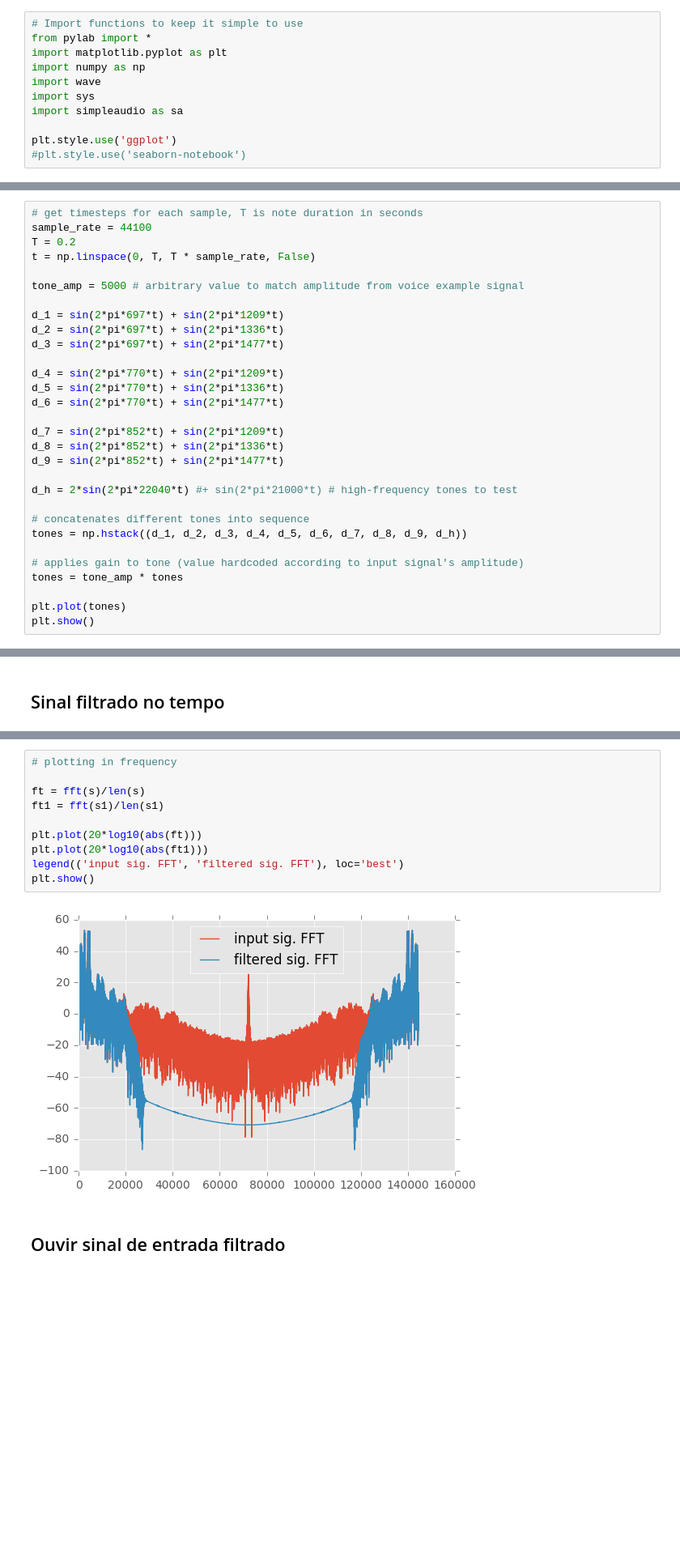
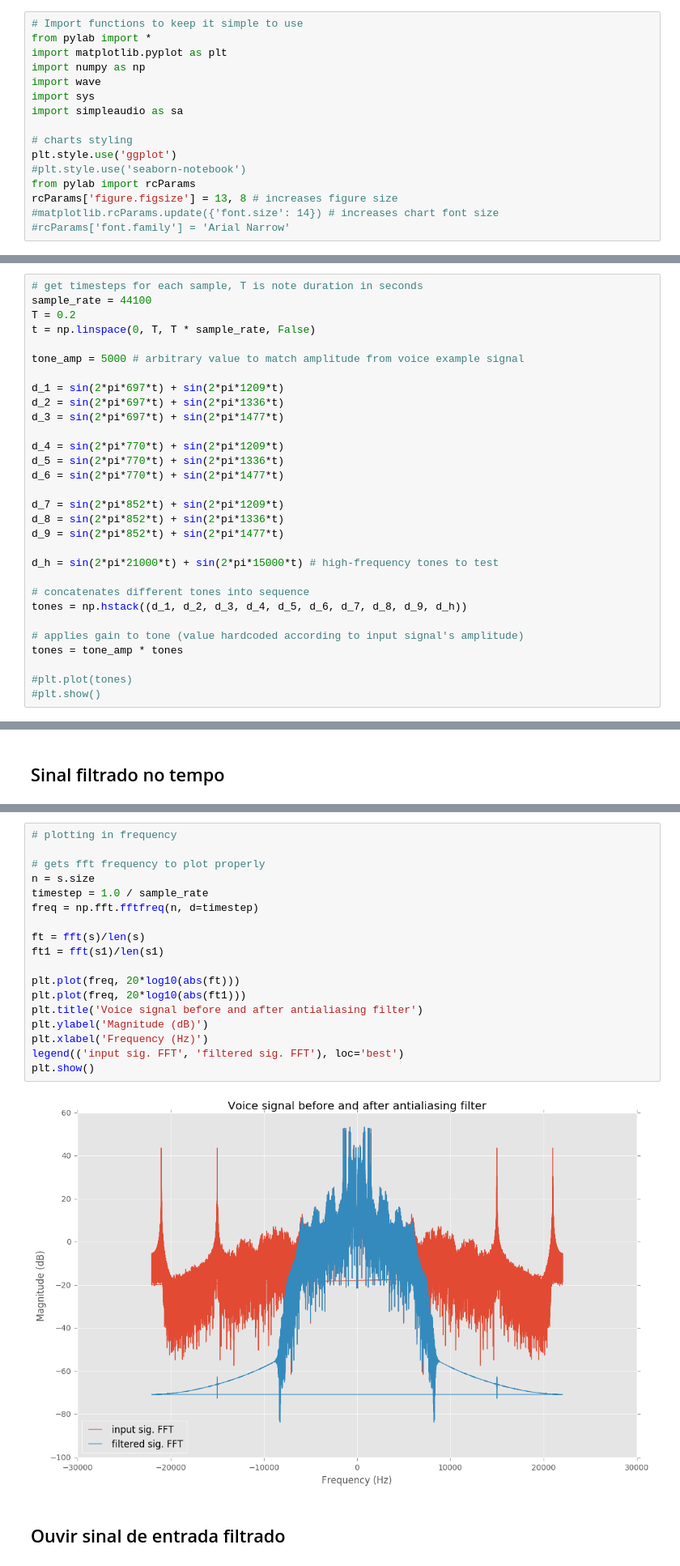
Before and after one commit to lpillmann/ufsc-dsp, a Jupyter notebook: homework/homework-filter-design-with-audio.ipynb, the cells around one changed output, grey strips where cells are left out. Shown at 81% size. Cells and saved outputs as stored; diff of their text form; blank space fills up the shorter version.

Commit message:
fixed fft freq axes

```diff
--- a/homework/homework-filter-design-with-audio.ipynb
+++ b/homework/homework-filter-design-with-audio.ipynb
@@ -12,8 +12,13 @@ import wave
 import sys
 import simpleaudio as sa
 
+# charts styling
 plt.style.use('ggplot')
 #plt.style.use('seaborn-notebook')
+from pylab import rcParams
+rcParams['figure.figsize'] = 13, 8 # increases figure size
+#matplotlib.rcParams.update({'font.size': 14}) # increases chart font size
+#rcParams['font.family'] = 'Arial Narrow'
 # %%
 #plt.style.available
 # %% [markdown]
@@ -102,7 +128,7 @@ d_7 = sin(2*pi*852*t) + sin(2*pi*1209*t)
 d_8 = sin(2*pi*852*t) + sin(2*pi*1336*t)
 d_9 = sin(2*pi*852*t) + sin(2*pi*1477*t)
 
-d_h = 2*sin(2*pi*22040*t) #+ sin(2*pi*21000*t) # high-frequency tones to test
+d_h = sin(2*pi*21000*t) + sin(2*pi*15000*t) # high-frequency tones to test
 
 # concatenates different tones into sequence
 tones = np.hstack((d_1, d_2, d_3, d_4, d_5, d_6, d_7, d_8, d_9, d_h))
@@ -110,5 +136,5 @@ tones = np.hstack((d_1, d_2, d_3, d_4, d_5, d_6, d_7, d_8, d_9, d_h))
 # applies gain to tone (value hardcoded according to input signal's amplitude)
 tones = tone_amp * tones
 
-plt.plot(tones)
-plt.show()
+#plt.plot(tones)
+#plt.show()
@@ -243,15 +282,23 @@ plt.show()
 # %%
 # plotting in frequency
+
+# gets fft frequency to plot properly
+n = s.size
+timestep = 1.0 / sample_rate
+freq = np.fft.fftfreq(n, d=timestep)
 
 ft = fft(s)/len(s)
 ft1 = fft(s1)/len(s1)
 
-plt.plot(20*log10(abs(ft)))
-plt.plot(20*log10(abs(ft1)))
+plt.plot(freq, 20*log10(abs(ft)))
+plt.plot(freq, 20*log10(abs(ft1)))
+plt.title('Voice signal before and after antialiasing filter')
+plt.ylabel('Magnitude (dB)')
+plt.xlabel('Frequency (Hz)')
 legend(('input sig. FFT', 'filtered sig. FFT'), loc='best')
 plt.show()
 # %% [output]
-[figure, old version]
+[figure, new version]
 # %% [markdown]
 ## Ouvir sinal de entrada filtrado
 # %%
```
Also changed, not shown: parts of 19 cells of this notebook.
